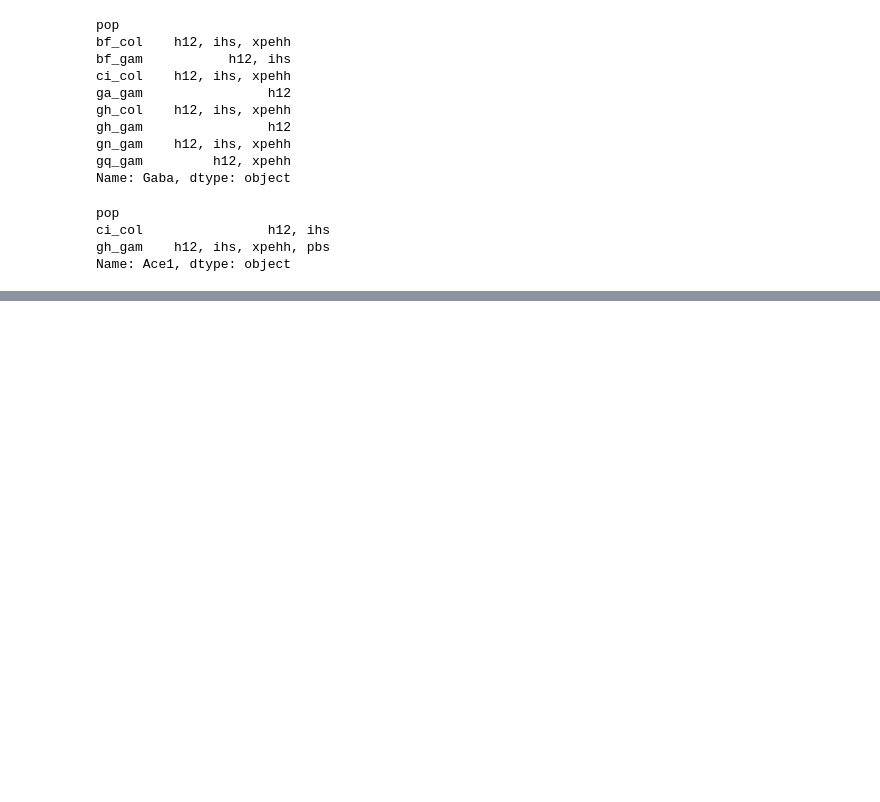
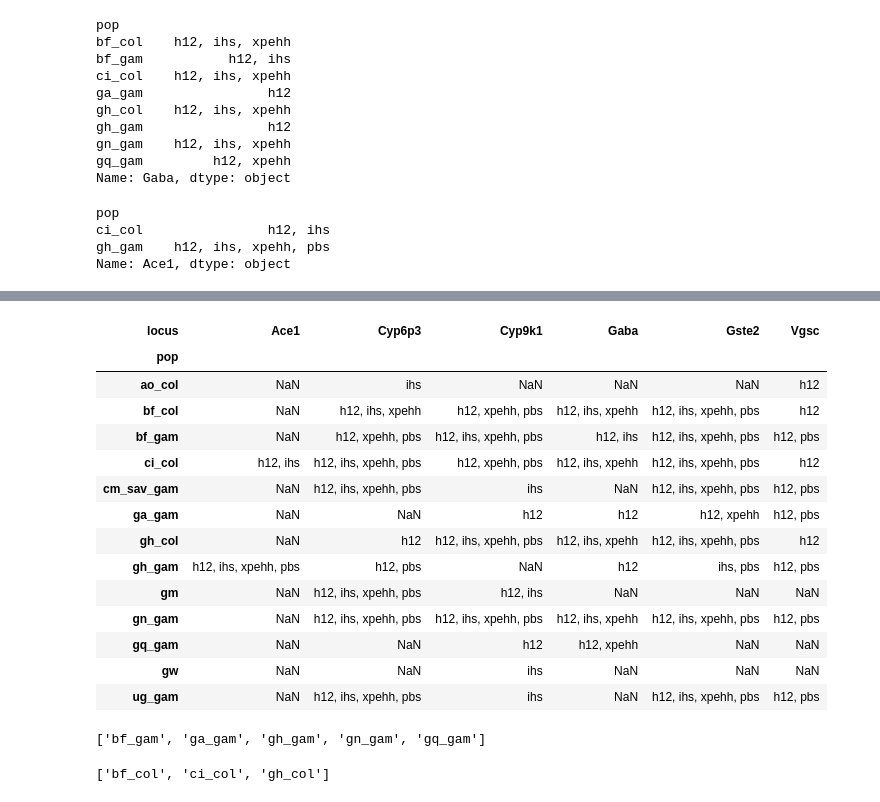
Before and after one commit to alimanfoo/shiny-train, a Jupyter notebook: notebooks/artwork/locus-summaries.ipynb, the cells around one changed output, grey strips where cells are left out. Cells and saved outputs as stored; diff of their text form; code cells hidden in the pictures; blank space fills up the shorter version.

Commit message:
locus artwork tweaks (#2)

```diff
--- a/notebooks/artwork/locus-summaries.ipynb
+++ b/notebooks/artwork/locus-summaries.ipynb
@@ -187,0 +300,27 @@ Name: Ace1, dtype: object
+# %%
+df_summ
+# %% [output]
+| locus | Ace1 | Cyp6p3 | Cyp9k1 | Gaba | Gste2 | Vgsc |
+| pop |  |  |  |  |  |  |
+| ao_col | NaN | ihs | NaN | NaN | NaN | h12 |
+| bf_col | NaN | h12, ihs, xpehh | h12, xpehh, pbs | h12, ihs, xpehh | h12, ihs, xpehh, pbs | h12 |
+| bf_gam | NaN | h12, xpehh, pbs | h12, ihs, xpehh, pbs | h12, ihs | h12, ihs, xpehh, pbs | h12, pbs |
+| ci_col | h12, ihs | h12, ihs, xpehh, pbs | h12, xpehh, pbs | h12, ihs, xpehh | h12, ihs, xpehh, pbs | h12 |
+| cm_sav_gam | NaN | h12, ihs, xpehh, pbs | ihs | NaN | h12, ihs, xpehh, pbs | h12, pbs |
+| ga_gam | NaN | NaN | h12 | h12 | h12, xpehh | h12, pbs |
+| gh_col | NaN | h12 | h12, ihs, xpehh, pbs | h12, ihs, xpehh | h12, ihs, xpehh, pbs | h12 |
+| gh_gam | h12, ihs, xpehh, pbs | h12, pbs | NaN | h12 | ihs, pbs | h12, pbs |
+| gm | NaN | h12, ihs, xpehh, pbs | h12, ihs | NaN | NaN | NaN |
+| gn_gam | NaN | h12, ihs, xpehh, pbs | h12, ihs, xpehh, pbs | h12, ihs, xpehh | h12, ihs, xpehh, pbs | h12, pbs |
+| gq_gam | NaN | NaN | h12 | h12, xpehh | NaN | NaN |
+| gw | NaN | NaN | ihs | NaN | NaN | NaN |
+| ug_gam | NaN | h12, ihs, xpehh, pbs | ihs | NaN | h12, ihs, xpehh, pbs | h12, pbs |
+# %%
+gaba_pops = df_summ['Gaba'].dropna()
+[g for g in gaba_pops.index if g.endswith('gam')]
+# %% [output]
+['bf_gam', 'ga_gam', 'gh_gam', 'gn_gam', 'gq_gam']
+# %%
+[g for g in gaba_pops.index if g.endswith('col')]
+# %% [output]
+['bf_col', 'ci_col', 'gh_col']
```
Also changed, not shown: parts of 11 cells of this notebook, 8 other files.
